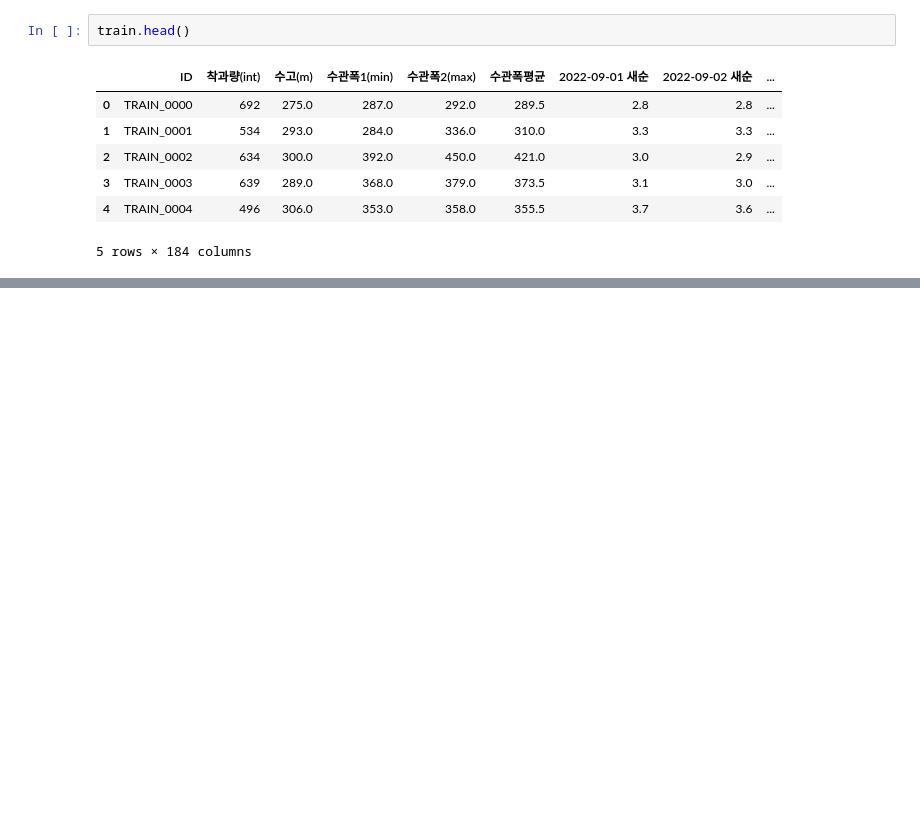
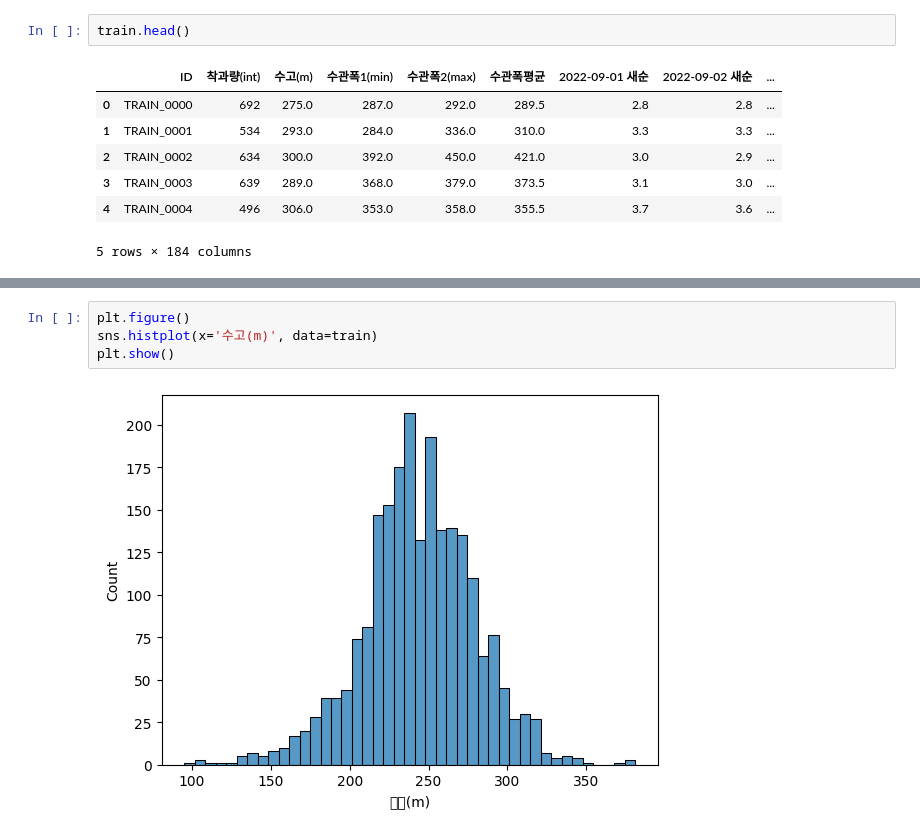
Before and after one commit to Sunnnyyy16/Dacon_study, a Jupyter notebook: tangerine/tangerine_predict.ipynb, the cells around one changed output, grey strips where cells are left out. Drawn from its saved outputs; the diff is of its cells as text; blank space fills up the shorter version.

```diff
--- a/tangerine/tangerine_predict.ipynb
+++ b/tangerine/tangerine_predict.ipynb
@@ -51,0 +141,6 @@ train.head()
+# %%
+plt.figure()
+sns.histplot(x='수고(m)', data=train)
+plt.show()
+# %% [output]
+[figure, added]
```
Also changed, not shown: parts of 44 cells of this notebook.
